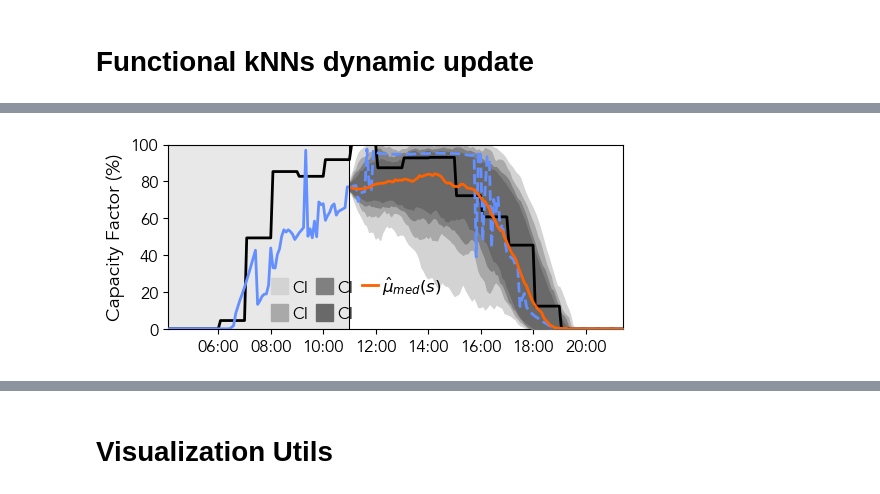
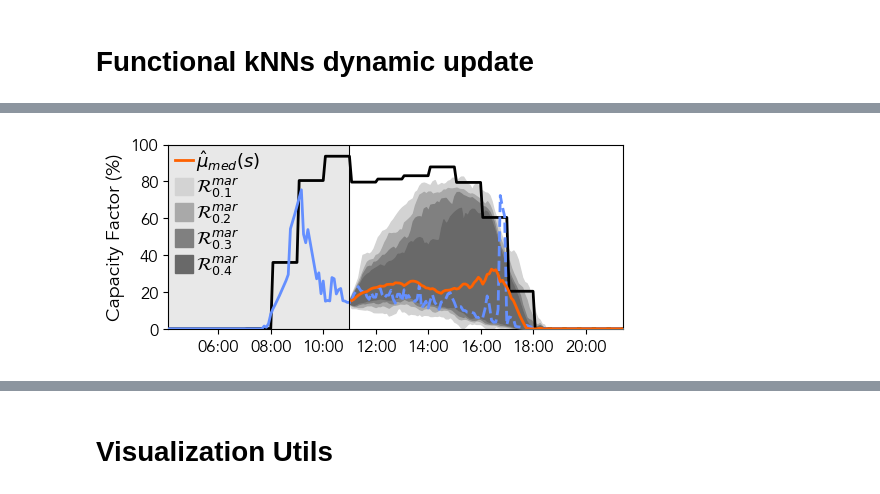
Before and after one commit to gterren/functional_forecast_dynamic_update, a Jupyter notebook: notebooks/solar_asset_ffc_viz.ipynb, the cells around one changed output, grey strips where cells are left out. Saved outputs shown, nothing was run; the diff lists cells and outputs as text; code cells hidden in the pictures.

```diff
--- a/notebooks/solar_asset_ffc_viz.ipynb
+++ b/notebooks/solar_asset_ffc_viz.ipynb
@@ -194,7 +178,7 @@ time alpha
 # %% [markdown]
 # Functional kNNs dynamic update
 # %%
-day = 244
+day = 24
 asset = 13
 interval = 132
 
@@ -421,46 +267,60 @@ M_int_, M_int_ds_ = _fdu.functional_downsampling(
 
 f_median_ext_, _upper, _lower = _fdu.ecdf_confidence_bands(
     M_int_,
-    alpha_
+    alpha_,
 )
 
-
-f_wmedian_ext_, _wupper, _wlower = _fdu.weighted_ecdf_confidence_bands(
+f_wmedian_ext_, _wupper, _wlower = _fdu.weighted_ecdf_confidence_region(
     M_int_,
     _fdu.w_prime_,
-    alpha_
+    alpha_,
 )
 
-_fig, _ax = plt.subplots(figsize = (5.25, 2.25), constrained_layout = True)
+_fig, _ax = plt.subplots(
+    figsize = (5.25, 2.25),
+    constrained_layout = True
+)
 
 plotter.plot_envelope(
     _fig, _ax, palette_,
     _upper, _lower, f_median_ext_, f_, f_hat_, e_biased_, dx_,
     dt_=dt_ + 5,
     interval=interval,
     n=120,
     color_med=palette_.loc[3, "ibm"],
-    CR="CI",
-    label=r"$\hat{\mu}_{med} (s)$",
+    CR=r"$\mathcal{{R}}^{{mar}}_{{{}}}$",
+    label = r"$\hat{\mu}_{med} (s)$",
     range_ = [48, 256],
     legend_1=False,
     legend_2=True,
 )
 
+# _ax.legend(
+#     frameon = False,
+#     #loc=(0.2125, 0.),
+#     loc='upper left',
+#     fontsize = 12,
+#     columnspacing=0.5,
+#     handletextpad=0.25,
+#     ncol = 1
+# )
+
 _ax.legend(
     frameon = False,
-    loc=(0.2125, 0.),
-    fontsize = 12,
-    columnspacing=0.5,
-    handletextpad=0.25,
-    ncol = 3
+    loc = (0.0, .24),
+    #loc='upper left',
+    fontsize = 13,
+    columnspacing = 0.25,
+    handletextpad = 0.125,
+    labelspacing = 0.125,
+    ncol = 1,
 )
 
 plt.savefig(IMAGES / f"EDF-{file_name}.pdf")
 
 plt.show()
 # %% [output]
-[figure, old version]
+[figure, new version]
 # %%
 print(interval)
 pit_ = loader.pit(
```
Also changed, not shown: parts of 27 cells of this notebook, 33 other files.
